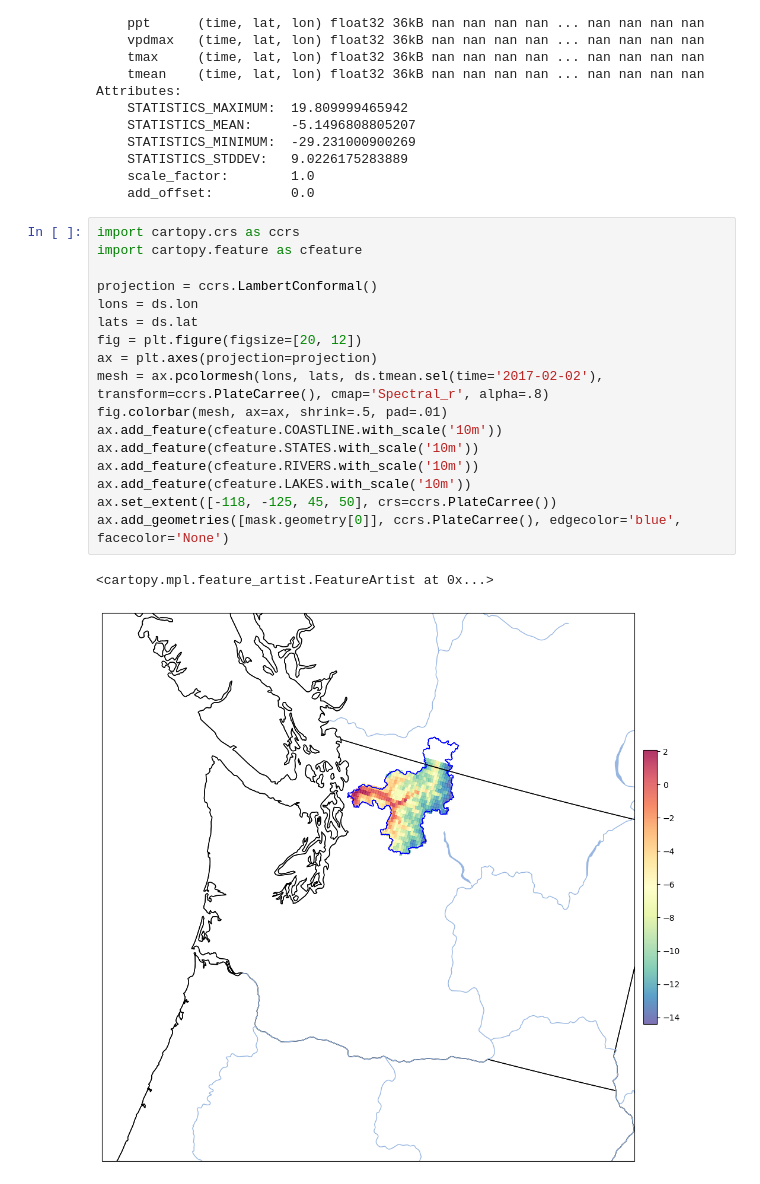
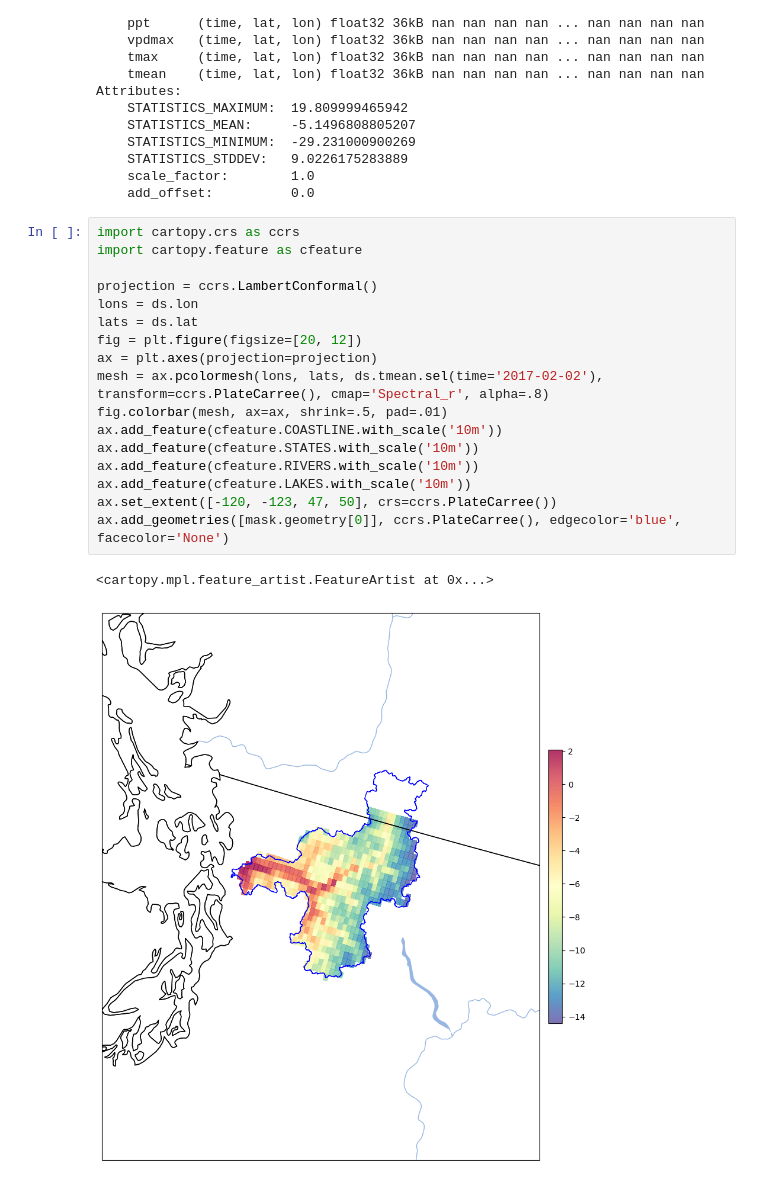
Before and after one commit to jakes44/skagit-met, a Jupyter notebook: notebooks/PRISM_Downloader.ipynb, the cells around one changed output. Drawn from its saved outputs; the diff is of its cells as text.

```diff
--- a/notebooks/PRISM_Downloader.ipynb
+++ b/notebooks/PRISM_Downloader.ipynb
@@ -96,20 +96,20 @@ Attributes:
 # %%
 import cartopy.crs as ccrs
 import cartopy.feature as cfeature
 
 projection = ccrs.LambertConformal()
 lons = ds.lon
 lats = ds.lat
 fig = plt.figure(figsize=[20, 12])
 ax = plt.axes(projection=projection)
 mesh = ax.pcolormesh(lons, lats, ds.tmean.sel(time='2017-02-02'), transform=ccrs.PlateCarree(), cmap='Spectral_r', alpha=.8)
 fig.colorbar(mesh, ax=ax, shrink=.5, pad=.01)
 ax.add_feature(cfeature.COASTLINE.with_scale('10m'))
 ax.add_feature(cfeature.STATES.with_scale('10m'))
 ax.add_feature(cfeature.RIVERS.with_scale('10m'))
 ax.add_feature(cfeature.LAKES.with_scale('10m'))
-ax.set_extent([-118, -125, 45, 50], crs=ccrs.PlateCarree())
+ax.set_extent([-120, -123, 47, 50], crs=ccrs.PlateCarree())
 ax.add_geometries([mask.geometry[0]], ccrs.PlateCarree(), edgecolor='blue', facecolor='None')
 # %% [output]
 <cartopy.mpl.feature_artist.FeatureArtist at 0x...>
-[figure, old version]
+[figure, new version]
```
Also changed, not shown: 9 other files.
